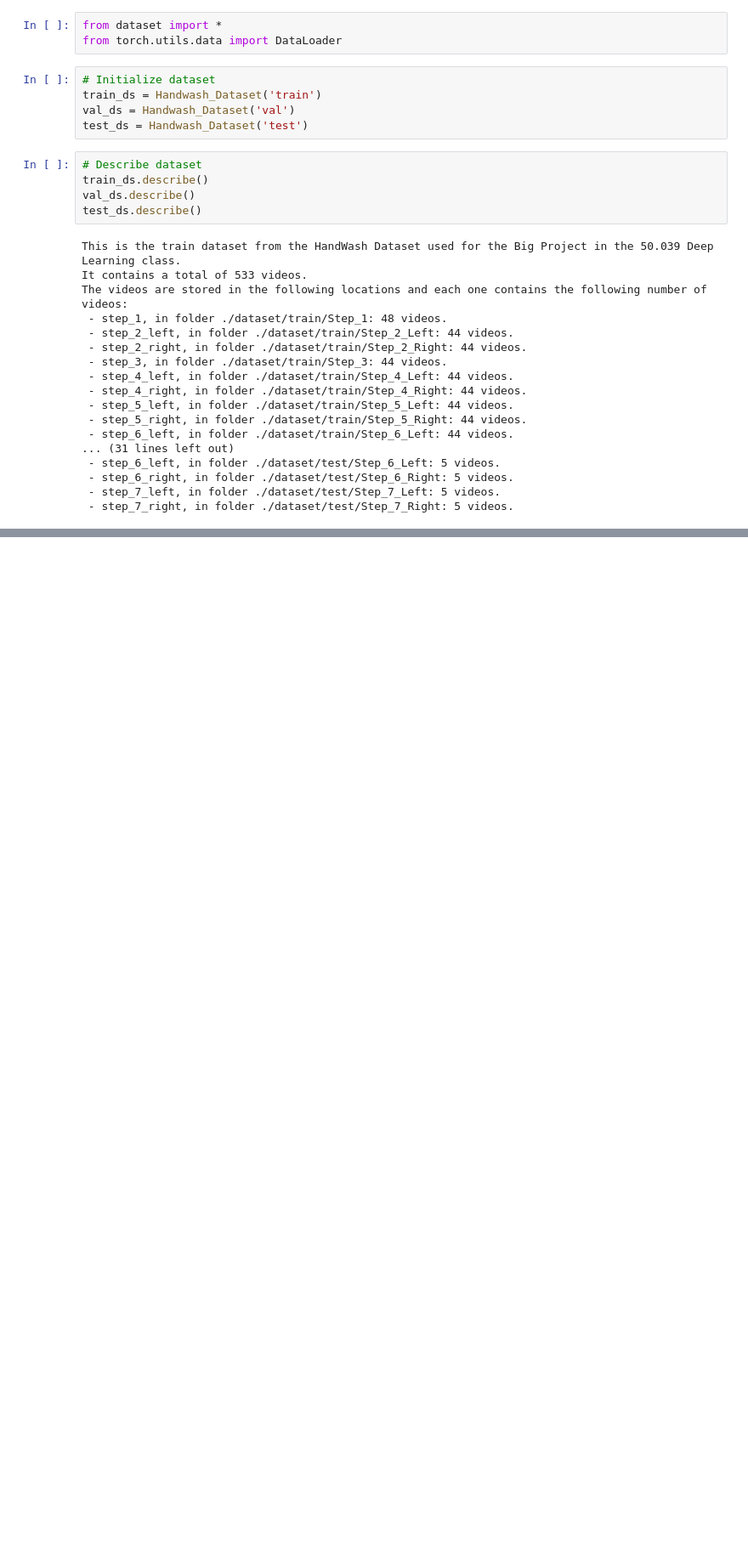
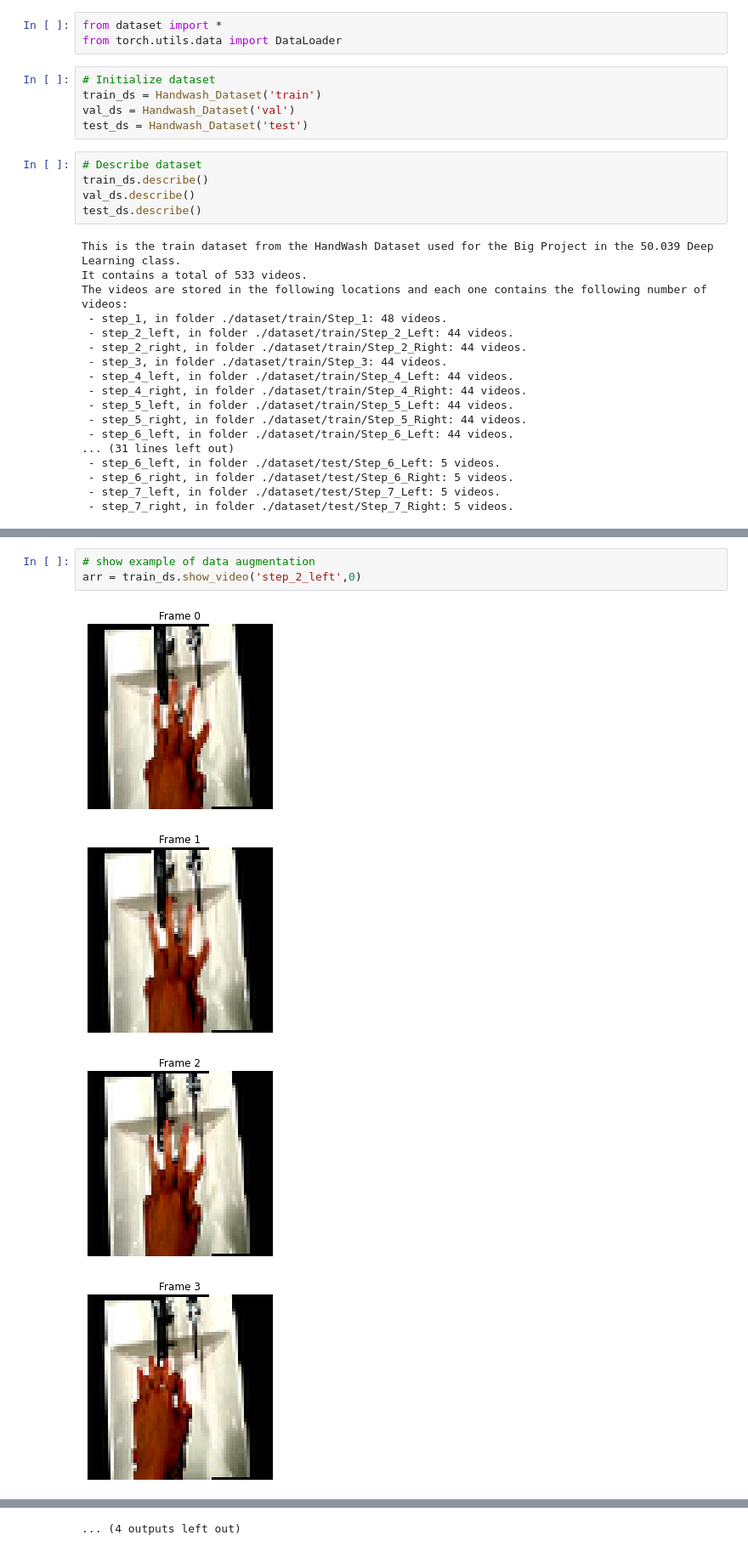
Before and after one commit to huiwen99/HandWash, a Jupyter notebook: Data Exploration.ipynb, the cells around one changed output, grey strips where cells are left out. Shown at 85% size. Cells and saved outputs as stored; diff of their text form; blank space fills up the shorter version.

```diff
--- a/Data Exploration.ipynb
+++ b/Data Exploration.ipynb
@@ -61,0 +83,8 @@ tensor([[0., 0., 0., 0., 0., 1., 0., 0., 0., 0., 0., 0.],
+# %%
+# show example of data augmentation
+arr = train_ds.show_video('step_2_left',0)
+# %% [output]
+[figure, added]
+[figure, added]
+[figure, added]
+[figure, added]
@@ -61,0 +99 @@ tensor([[0., 0., 0., 0., 0., 1., 0., 0., 0., 0., 0., 0.],
+... (4 outputs left out)
```
Also changed, not shown: parts of 6 cells of this notebook, 2 other files.
